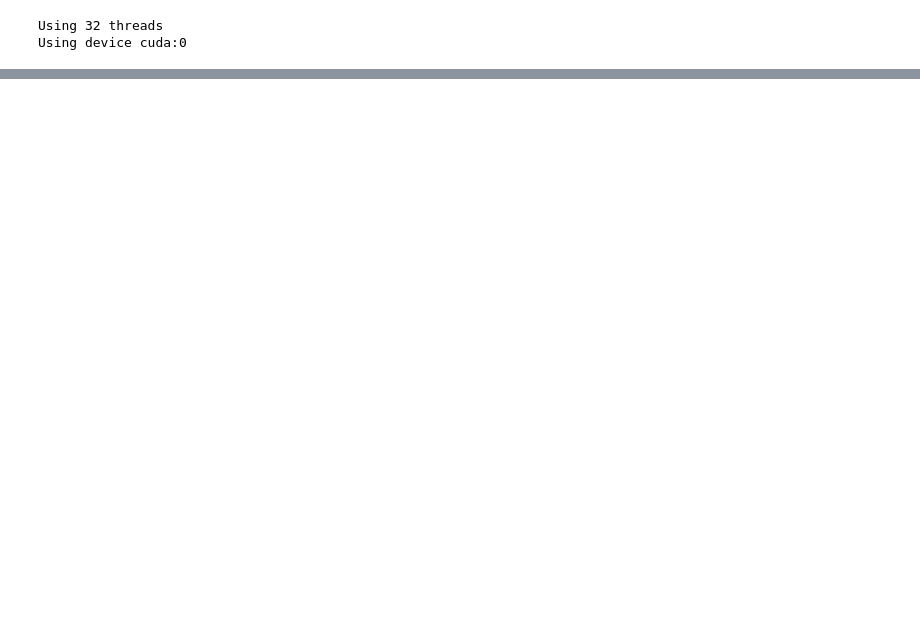
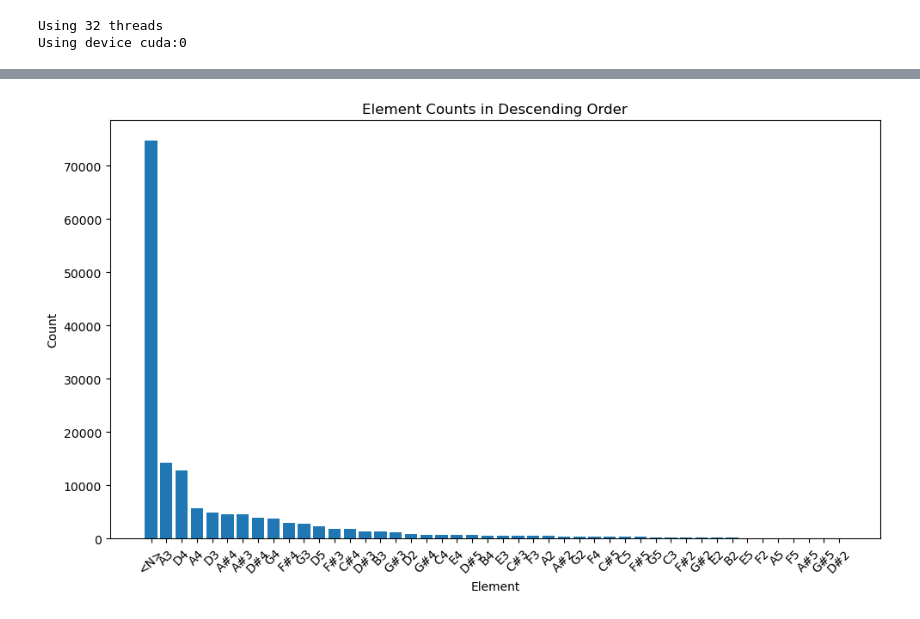
Before and after one commit to rkjk/raga-analysis, a Jupyter notebook: raga_python/notebooks/raga-simple-test.ipynb, the cells around one changed output, grey strips where cells are left out. Cells and saved outputs as stored; diff of their text form; code cells hidden in the pictures; blank space fills up the shorter version.

```diff
--- a/raga_python/notebooks/raga-simple-test.ipynb
+++ b/raga_python/notebooks/raga-simple-test.ipynb
@@ -56,6 +61,11 @@ pitch_data_dir = '../../data/simple-test/pitch_data'
 
 X = []
 pitch_data = {}
+# Consider every 30 second segment with a hop of 5 second
+# So (0, 30), (5, 35), (10, 40) and so on
+#sample_hop_length = 87 * 1
+# Consider every 30 second segment
+sample_hop_length = 1
 
 for class_name in os.listdir(pitch_data_dir):
     if class_name not in CLASS_NAMES:
@@ -71,8 +81,16 @@ for class_name in os.listdir(pitch_data_dir):
             for row in reader:
                 if len(row) >= 3:
                     data.append(row[2])
-            pd = PitchDataFile(file_path=file_path, pitches=[stoi[x] for x in data])
-            sampling_data = [(file_path, i, CLASS_NAMES[class_name]) for i in range(len(data) - BLOCK_SIZE - 1)]
+            ########################################################
+            ## NOTE ################################################
+            ## Remove noise token - add noise padding on sides instead
+            #########################################################
+            pitches = [stoi[x] for x in data if x != NOT_VOICE_TOKEN]
+            #pitches = [stoi[NOT_VOICE_TOKEN]] * NOISE_WINDOW_SIZE + pitches + [stoi[NOT_VOICE_TOKEN]] * NOISE_WINDOW_SIZE
+            print(f'pitches length: {len(pitches)}')
+            #########################################################
+            pd = PitchDataFile(file_path=file_path, pitches=pitches)
+            sampling_data = [(file_path, i, CLASS_NAMES[class_name]) for i in range(0, len(pitches) - BLOCK_SIZE - 1, sample_hop_length)]
             X.extend(sampling_data)
             pitch_data[file_path] = pd
 
@@ -359,0 +782,7 @@ save_model(MODEL_PATH, model, optimizer, epochs, train_loss, val_loss)
+# %%
+saveri_test = pitch_data['../../data/simple-test/pitch_data/saveri/tmk-saveri_D3'].pitches
+hemavati_test = pitch_data['../../data/simple-test/pitch_data/hemavati/aruna-hemavati_F3'].pitches
+
+plot_element_counts(saveri_test)
+# %% [output]
+[figure, added]
```
Also changed, not shown: parts of 36 cells of this notebook, 2 other files.
